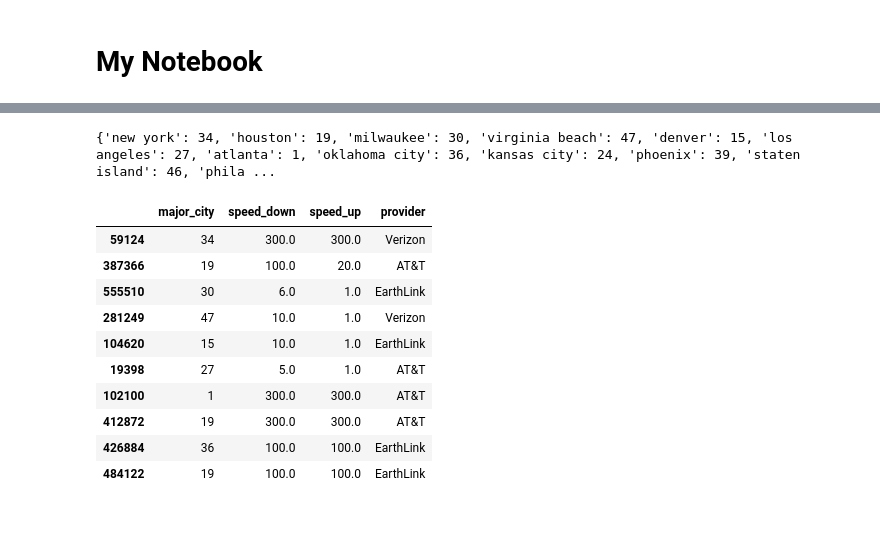
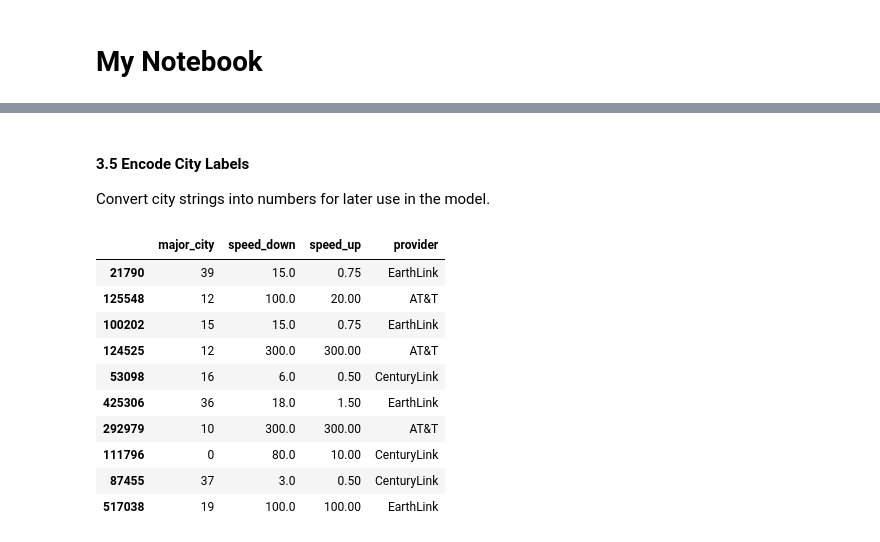
Before and after one commit to rmaes4/capstone-isp-prediction, a Jupyter notebook: notebook.ipynb, the cells around one changed output, grey strips where cells are left out. Saved outputs shown, nothing was run; the diff lists cells and outputs as text; code cells hidden in the pictures.

```diff
--- a/notebook.ipynb
+++ b/notebook.ipynb
@@ -3,17 +17,11 @@
 # %%
-import pandas as pd
-from matplotlib import pyplot
-from pandas.plotting import scatter_matrix
-from sklearn import linear_model, metrics, model_selection, svm
-from sklearn.preprocessing import LabelEncoder
-import numpy as np
+df1 = pd.read_csv("data/speed_price_att_other_cities.csv")
+df2 = pd.read_csv("data/speed_price_att.csv")
+df3 = pd.read_csv("data/speed_price_centurylink.csv")
+df4 = pd.read_csv("data/speed_price_earthlink.csv")
+df5 = pd.read_csv("data/speed_price_verizon.csv")
+df = pd.concat([df1, df2, df3, df4, df5])
 
-relevant_cols = ['major_city', 'speed_down', 'speed_up', 'provider']
-
-df1 = pd.read_csv("data/speed_price_att_other_cities.csv", usecols=relevant_cols)
-df2 = pd.read_csv("data/speed_price_att.csv", usecols=relevant_cols)
-df3 = pd.read_csv("data/speed_price_centurylink.csv", usecols=relevant_cols)
-df4 = pd.read_csv("data/speed_price_earthlink.csv", usecols=relevant_cols)
-df5 = pd.read_csv("data/speed_price_verizon.csv", usecols=relevant_cols)
-
-df = pd.concat([df1, df2, df3, df4, df5])
+(rows, cols) = df.shape
+print("{} Rows x {} Columns".format(rows, cols))
+df.head()
@@ -20,9 +35,0 @@ df = pd.concat([df1, df2, df3, df4, df5])
-# %%
-df = df[['major_city', 'speed_down', 'speed_up', 'provider']]
-df.drop(df[(df['speed_down'] == 0) | (df['speed_up'] == 0)].index, inplace=True)
-print(df.shape)
-
-df = df.sample(10000)
-unique_cities = df['major_city'].unique()
-print(unique_cities)
-df.head(10)
@@ -50,0 +47,3 @@ df.head(10)
+# %%
+df = df.drop(columns=['state', 'speed_unit', 'price'])
+df.head()
@@ -50,0 +73,6 @@ df.head(10)
+# %%
+(before_rows, _) = df.shape
+df = df[(df != 0).all(1)]
+(after_rows, _) = df.shape
+print(str(before_rows - after_rows) + " rows removed.")
+df.head()
@@ -51,24 +104,26 @@ df.head(10)
+# %% [markdown]
+#### 3.5 Encode City Labels
+
+Convert city strings into numbers for later use in the model.
 # %%
 le = LabelEncoder()
 df['major_city_encoded'] = le.fit_transform(df['major_city'])
 city_encodings = dict()
-for city in unique_cities:
+for city in df['major_city'].unique():
     encoding = df[df['major_city'] == city]['major_city_encoded'].values[1]
     city_encodings[city] = encoding
-print(city_encodings)
 df['major_city'] = df['major_city_encoded']
 df = df.drop('major_city_encoded', axis=1)
 df.head(10)
 # %% [output]
-{'new york': 34, 'houston': 19, 'milwaukee': 30, 'virginia beach': 47, 'denver': 15, 'los angeles': 27, 'atlanta': 1, 'oklahoma city': 36, 'kansas city': 24, 'phoenix': 39, 'staten island': 46, 'phila ...
 |  | major_city | speed_down | speed_up | provider |
-| 59124 | 34 | 300.0 | 300.0 | Verizon |
-| 387366 | 19 | 100.0 | 20.0 | AT&T |
-| 555510 | 30 | 6.0 | 1.0 | EarthLink |
-| 281249 | 47 | 10.0 | 1.0 | Verizon |
-| 104620 | 15 | 10.0 | 1.0 | EarthLink |
-| 19398 | 27 | 5.0 | 1.0 | AT&T |
-| 102100 | 1 | 300.0 | 300.0 | AT&T |
-| 412872 | 19 | 300.0 | 300.0 | AT&T |
-| 426884 | 36 | 100.0 | 100.0 | EarthLink |
-| 484122 | 19 | 100.0 | 100.0 | EarthLink |
+| 21790 | 39 | 15.0 | 0.75 | EarthLink |
+| 125548 | 12 | 100.0 | 20.00 | AT&T |
+| 100202 | 15 | 15.0 | 0.75 | EarthLink |
+| 124525 | 12 | 300.0 | 300.00 | AT&T |
+| 53098 | 16 | 6.0 | 0.50 | CenturyLink |
+| 425306 | 36 | 18.0 | 1.50 | EarthLink |
+| 292979 | 10 | 300.0 | 300.00 | AT&T |
+| 111796 | 0 | 80.0 | 10.00 | CenturyLink |
+| 87455 | 37 | 3.0 | 0.50 | CenturyLink |
+| 517038 | 19 | 100.0 | 100.00 | EarthLink |
```
Also changed, not shown: parts of 37 cells of this notebook.
